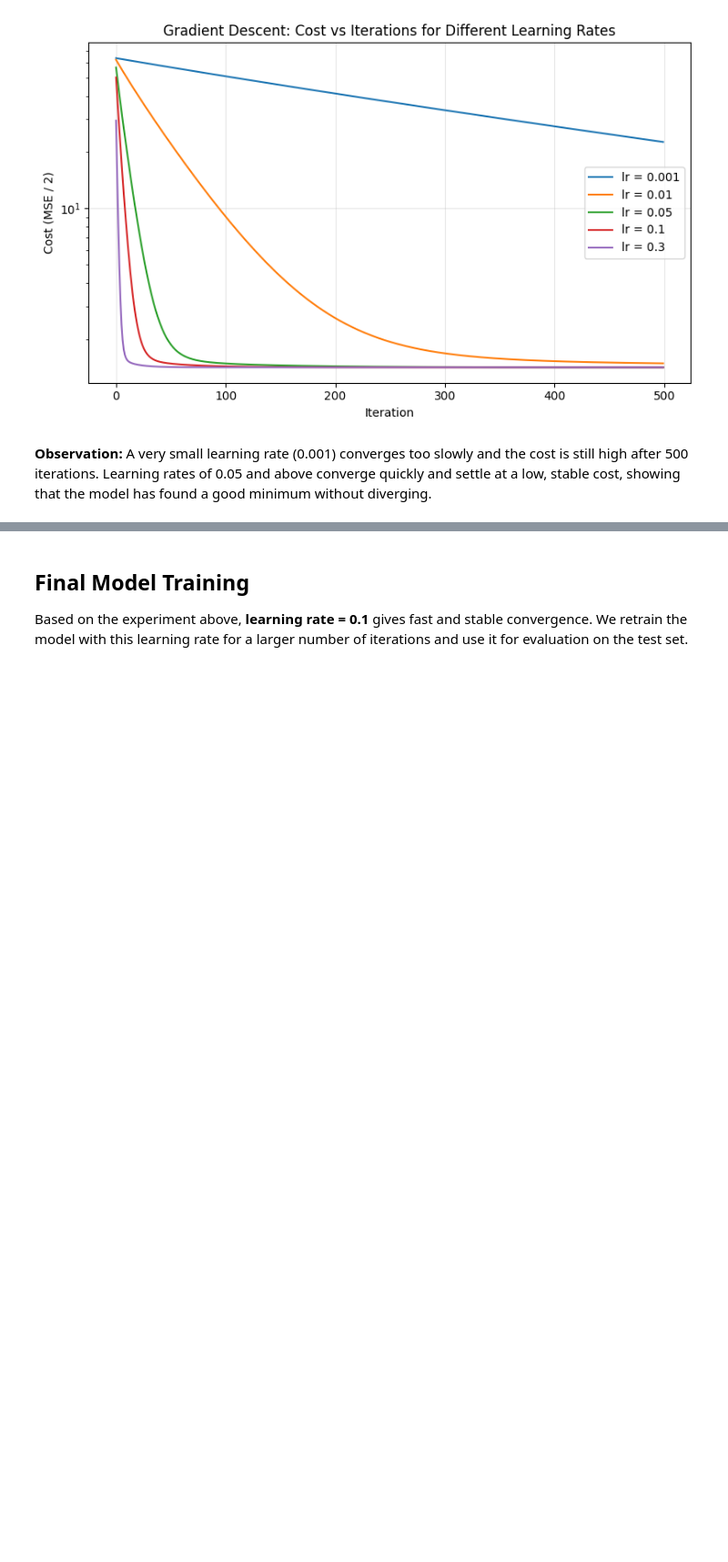
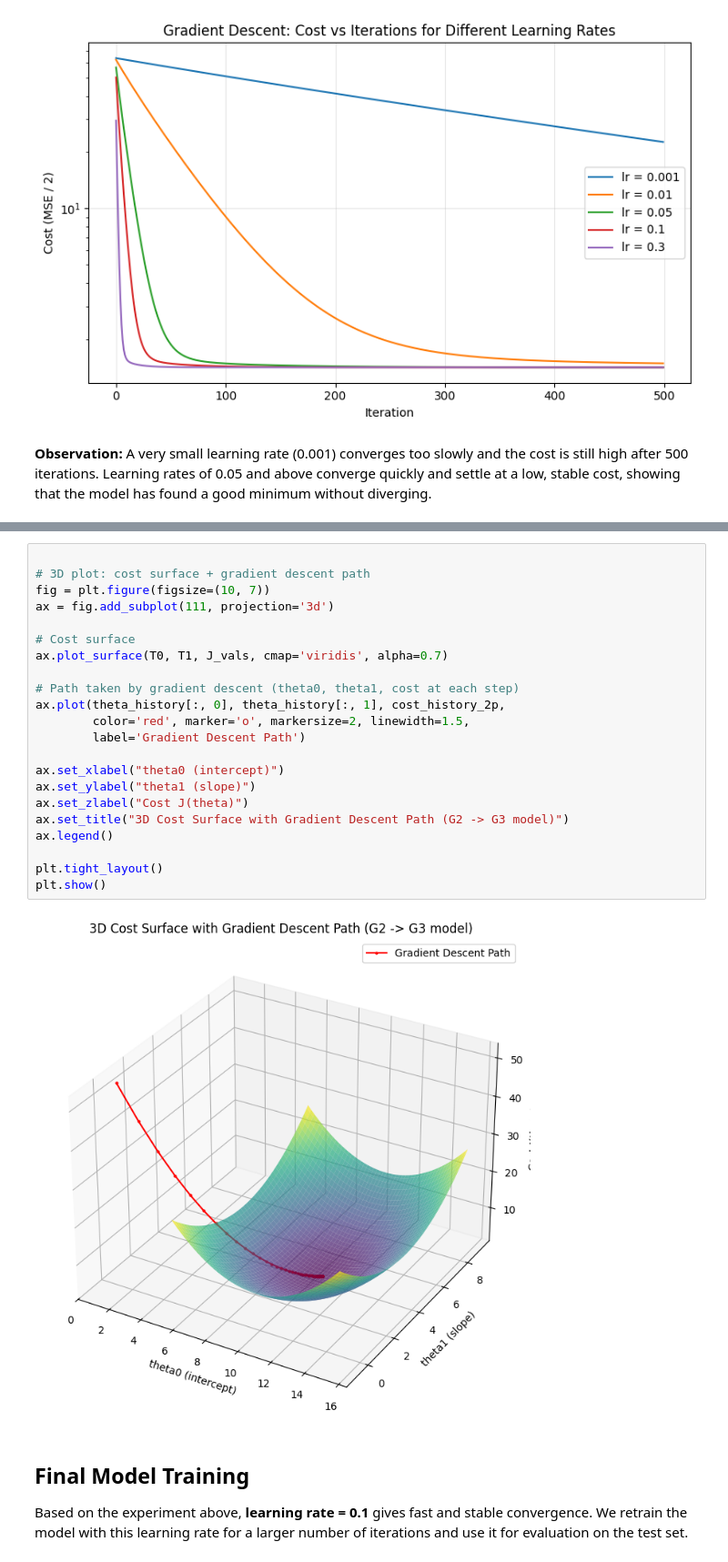
Before and after one commit to jelza04/ML-lab-2547123, a Jupyter notebook: lab5/Lab5_Gradient_descent.ipynb, the cells around one changed output, grey strips where cells are left out. Shown at 91% size. Saved outputs shown, nothing was run; the diff lists cells and outputs as text; blank space fills up the shorter version.

Commit message:
modified lab5 gradient descent

```diff
--- a/lab5/Lab5_Gradient_descent.ipynb
+++ b/lab5/Lab5_Gradient_descent.ipynb
@@ -274,3 +334,27 @@ plt.show()
+# %%
+
+# 3D plot: cost surface + gradient descent path
+fig = plt.figure(figsize=(10, 7))
+ax = fig.add_subplot(111, projection='3d')
+
+# Cost surface
+ax.plot_surface(T0, T1, J_vals, cmap='viridis', alpha=0.7)
+
+# Path taken by gradient descent (theta0, theta1, cost at each step)
+ax.plot(theta_history[:, 0], theta_history[:, 1], cost_history_2p,
+        color='red', marker='o', markersize=2, linewidth=1.5,
+        label='Gradient Descent Path')
+
+ax.set_xlabel("theta0 (intercept)")
+ax.set_ylabel("theta1 (slope)")
+ax.set_zlabel("Cost J(theta)")
+ax.set_title("3D Cost Surface with Gradient Descent Path (G2 -> G3 model)")
+ax.legend()
+
+plt.tight_layout()
+plt.show()
+# %% [output]
+[figure, added]
 # %% [markdown]
 ## Final Model Training
 
```
Also changed, not shown: parts of 2 cells of this notebook.
